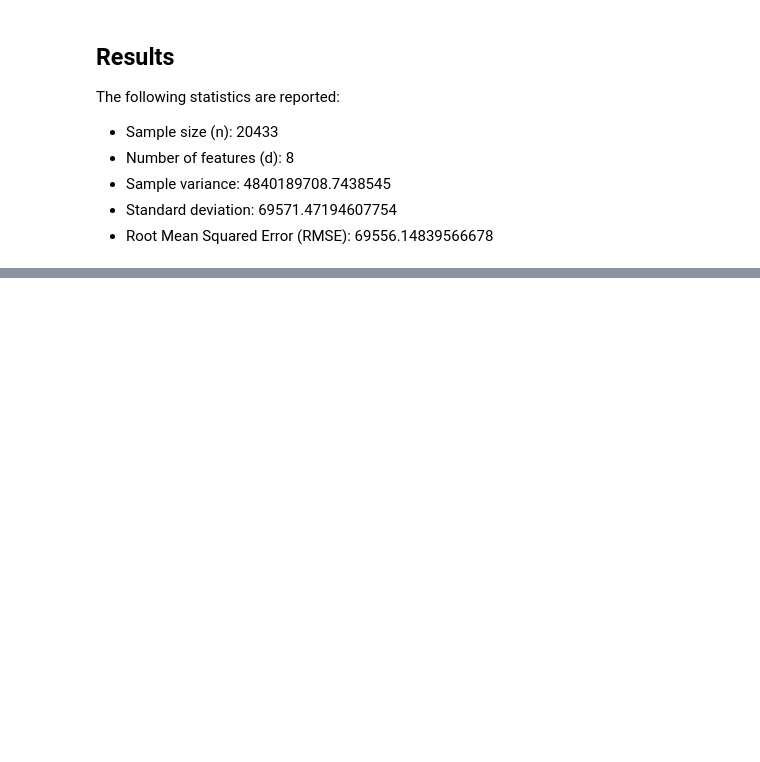
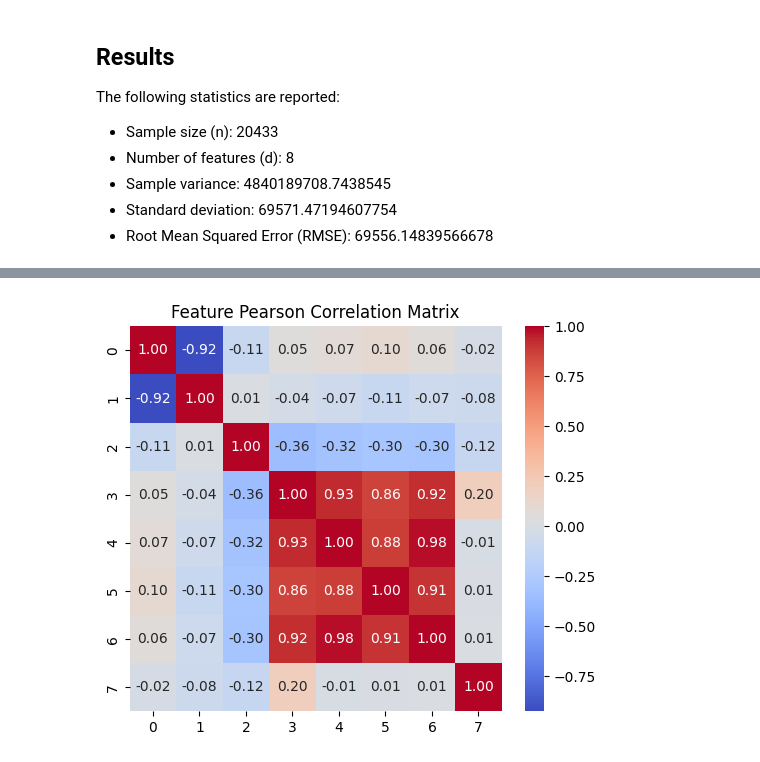
Before and after one commit to kust3n/Sara-Costa-Statistiska-Metoder, a Jupyter notebook: Labb/lab_linear_regression.ipynb, the cells around one changed output, grey strips where cells are left out. Drawn from its saved outputs; the diff is of its cells as text; code cells hidden in the pictures; blank space fills up the shorter version.

```diff
--- a/Labb/lab_linear_regression.ipynb
+++ b/Labb/lab_linear_regression.ipynb
@@ -108,0 +258,10 @@ The following statistics are reported:
+# %%
+import seaborn as sns
+
+corr = model.pearson_matrix()
+plt.figure(figsize=(6,5))
+sns.heatmap(corr, annot=True, fmt=".2f", cmap="coolwarm")
+plt.title("Feature Pearson Correlation Matrix")
+plt.show()
+# %% [output]
+[figure, added]
```
Also changed, not shown: parts of 22 cells of this notebook, 1 other file.
